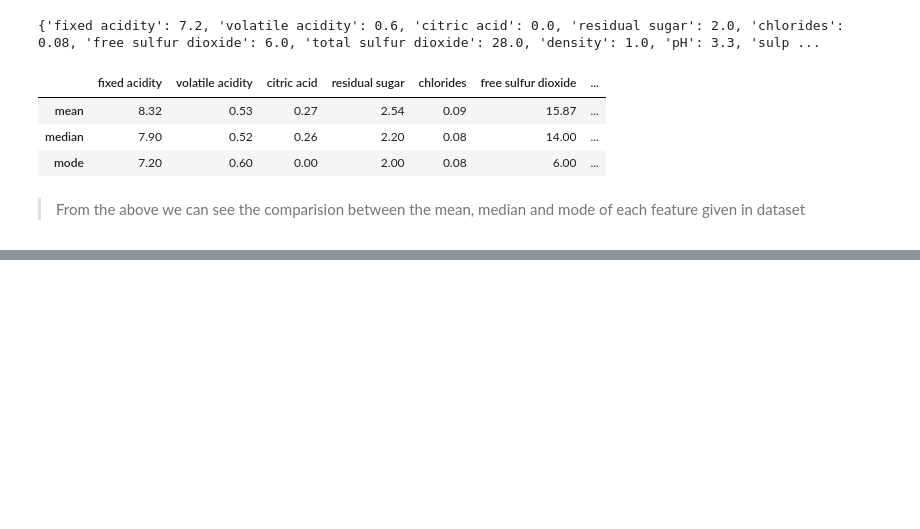
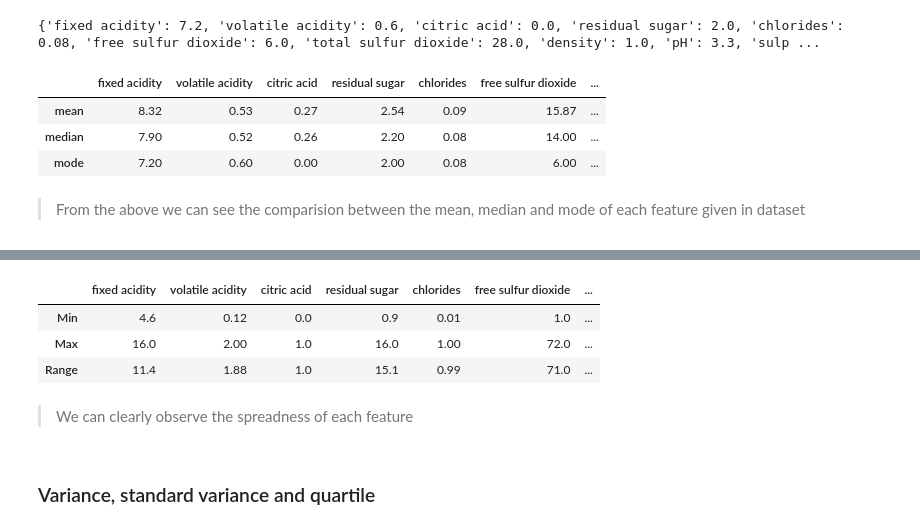
Before and after one commit to sumitkpal62/Red_wine_analysis, a Jupyter notebook: main.ipynb, the cells around one changed output, grey strips where cells are left out. Saved outputs shown, nothing was run; the diff lists cells and outputs as text; code cells hidden in the pictures; blank space fills up the shorter version.

Commit message:
basic observation of data using python and R

```diff
--- a/main.ipynb
+++ b/main.ipynb
@@ -274,0 +277,8 @@ compare_df.to_csv('./python_output/mean_median_mode_output.csv', sep=',')
+# %%
+# min and max
+
+min_values=round(df.min(),2)
+print(min_values)
+
+max_values=round(df.max())
+print(max_values)
@@ -274,0 +303,10 @@ compare_df.to_csv('./python_output/mean_median_mode_output.csv', sep=',')
+# %%
+# Putting in structure format
+
+min_values=min_values.to_dict()
+max_values=max_values.to_dict()
+# %%
+
+min_max_df=pd.DataFrame([min_values, max_values], index=["Min", "Max"])
+
+min_max_df
@@ -274,0 +317,3 @@ compare_df.to_csv('./python_output/mean_median_mode_output.csv', sep=',')
+# %%
+feature_range=min_max_df.loc['Max']-min_max_df.loc["Min"]
+print(feature_range)
@@ -274,0 +334,12 @@ compare_df.to_csv('./python_output/mean_median_mode_output.csv', sep=',')
+# %%
+min_max_df.loc["Range"]=feature_range
+min_max_df
+# %% [output]
+|  | fixed acidity | volatile acidity | citric acid | residual sugar | chlorides | free sulfur dioxide | ... |
+| Min | 4.6 | 0.12 | 0.0 | 0.9 | 0.01 | 1.0 | ... |
+| Max | 16.0 | 2.00 | 1.0 | 16.0 | 1.00 | 72.0 | ... |
+| Range | 11.4 | 1.88 | 1.0 | 15.1 | 0.99 | 71.0 | ... |
+# %% [markdown]
+> We can clearly observe the spreadness of each feature
+# %% [markdown]
+### Variance, standard variance and quartile
```
Also changed, not shown: parts of 16 cells of this notebook, 1 other file.
